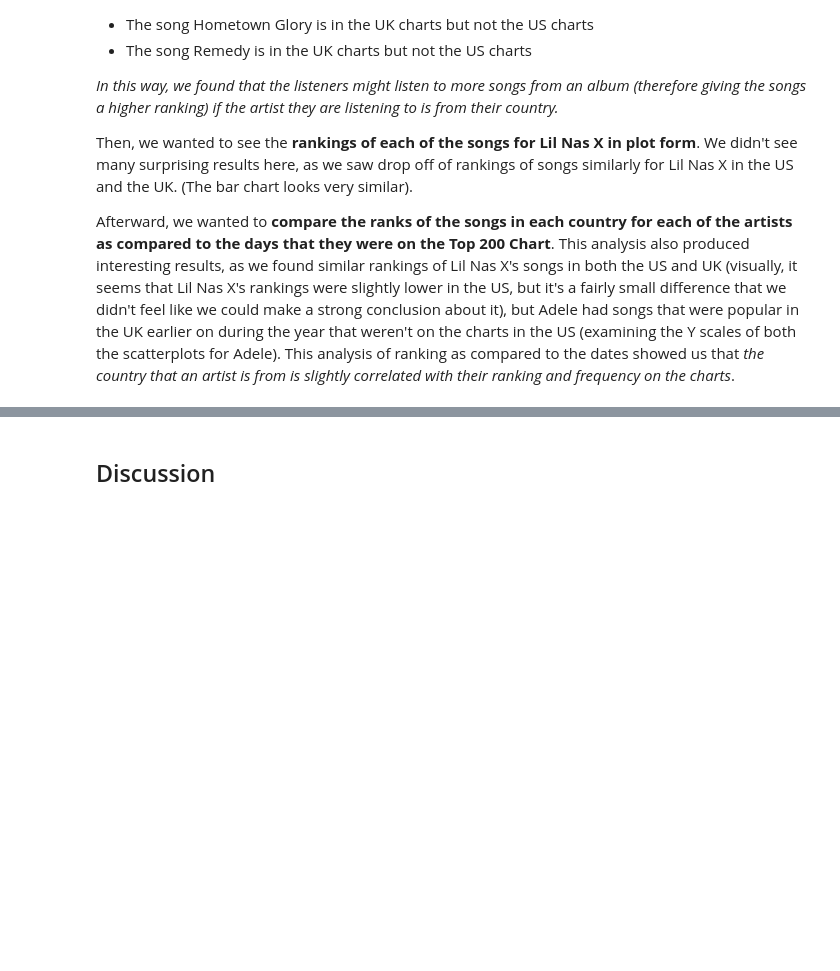
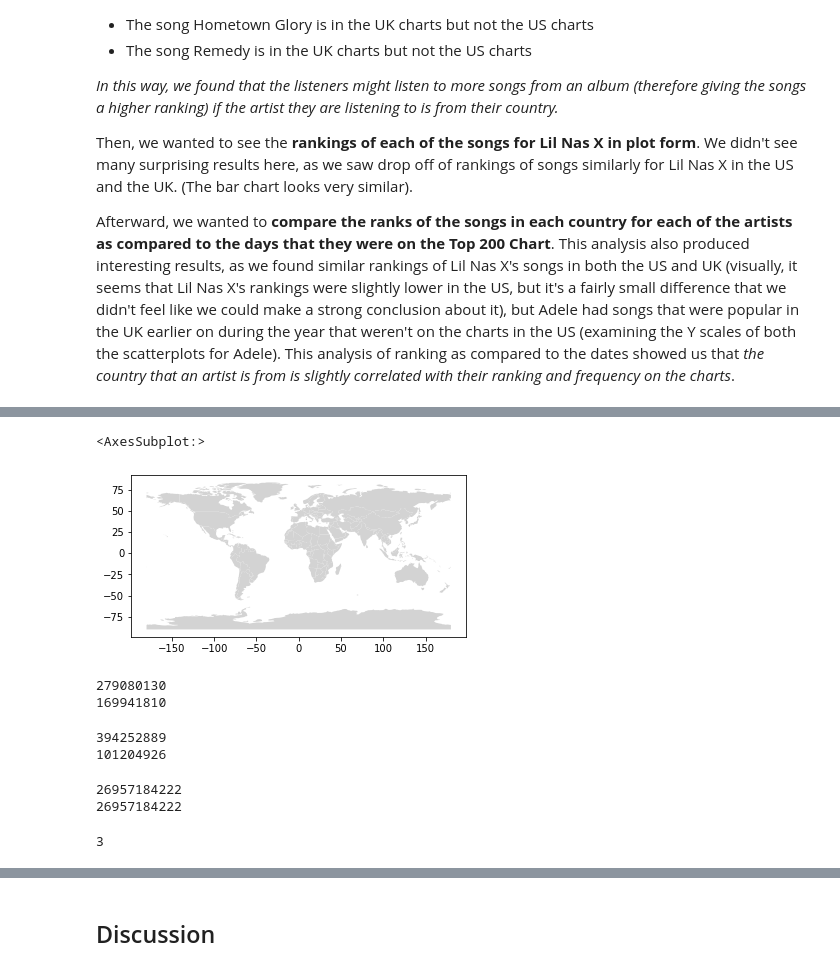
Before and after one commit to spurthirallapalli/DH140-FinalProject, a Jupyter notebook: FinalProject/FinalProject.ipynb, the cells around one changed output, grey strips where cells are left out. Saved outputs shown, nothing was run; the diff lists cells and outputs as text; code cells hidden in the pictures; blank space fills up the shorter version.

```diff
--- a/FinalProject/FinalProject.ipynb
+++ b/FinalProject/FinalProject.ipynb
@@ -589,0 +606,4 @@ Afterward, we wanted to **compare the ranks of the songs in each country for eac
+# %%
+countries = gpd.read_file(
+               gpd.datasets.get_path("naturalearth_lowres"))
+countries.head()
@@ -589,0 +617,45 @@ Afterward, we wanted to **compare the ranks of the songs in each country for eac
+# %%
+countries.plot(color="lightgrey")
+# %% [output]
+<AxesSubplot:>
+[figure, added]
+# %%
+adeleUSSum = adeleUS["streams"].sum()
+print(adeleUSSum)
+adeleUKSum = adeleUK["streams"].sum()
+print(adeleUKSum)
+# %% [output]
+279080130
+169941810
+# %%
+lilnasxUSSum = lilnasxUS["streams"].sum()
+print(lilnasxUSSum)
+lilnasxUKSum = lilnasxUK["streams"].sum()
+print(lilnasxUKSum)
+# %% [output]
+394252889
+101204926
+# %%
+usStreams = weekly_us_charts["streams"].sum()
+ukStreams = weekly_gb_charts["streams"].sum()
+print(usStreams)
+adeleUSRatio = adeleUSSum/usStreams
+lilnasxUSRatio = lilnasxUSSum/usStreams
+print(usStreams)
+adeleUKRatio = adeleUKSum/ukStreams
+lilnasxUKRatio = lilnasxUKSum/ukStreams
+# %% [output]
+26957184222
+26957184222
+# %%
+adeleUSRankToDate = adeleUS[["rank", "date"]]
+adeleUSMonthlyRank = adeleUSRankToDate.groupby([adeleUSRankToDate['date'].dt.to_period('M')], as_index='false').mean()
+adeleUSMonthlyRank["iso_a3"] = "USA"
+print(len(adeleUSMonthlyRank))
+adeleUKRankToDate = adeleUK[["rank", "date"]]
+adeleUKMonthlyRank = adeleUKRankToDate.groupby([adeleUKRankToDate['date'].dt.to_period('M')], as_index='false').mean()
+len(adeleUKMonthlyRank)
+adeleUKMonthlyRank["iso_a3"] = "GBR"
+#adeleMonthlyStreams = adeleUKMonthlyStreams.append(adeleUSMonthlyStreams)
+# %% [output]
+3
```
Also changed, not shown: parts of 21 cells of this notebook, 1 other file.
